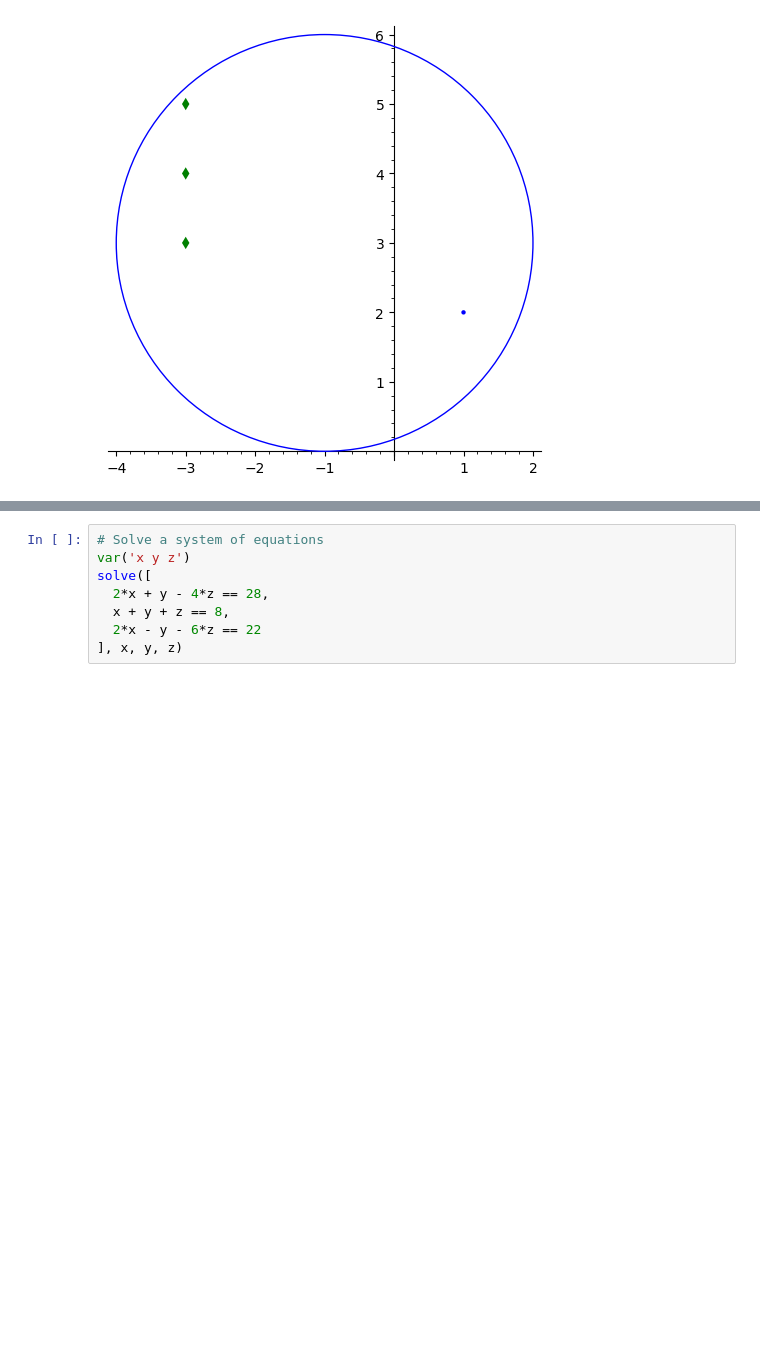
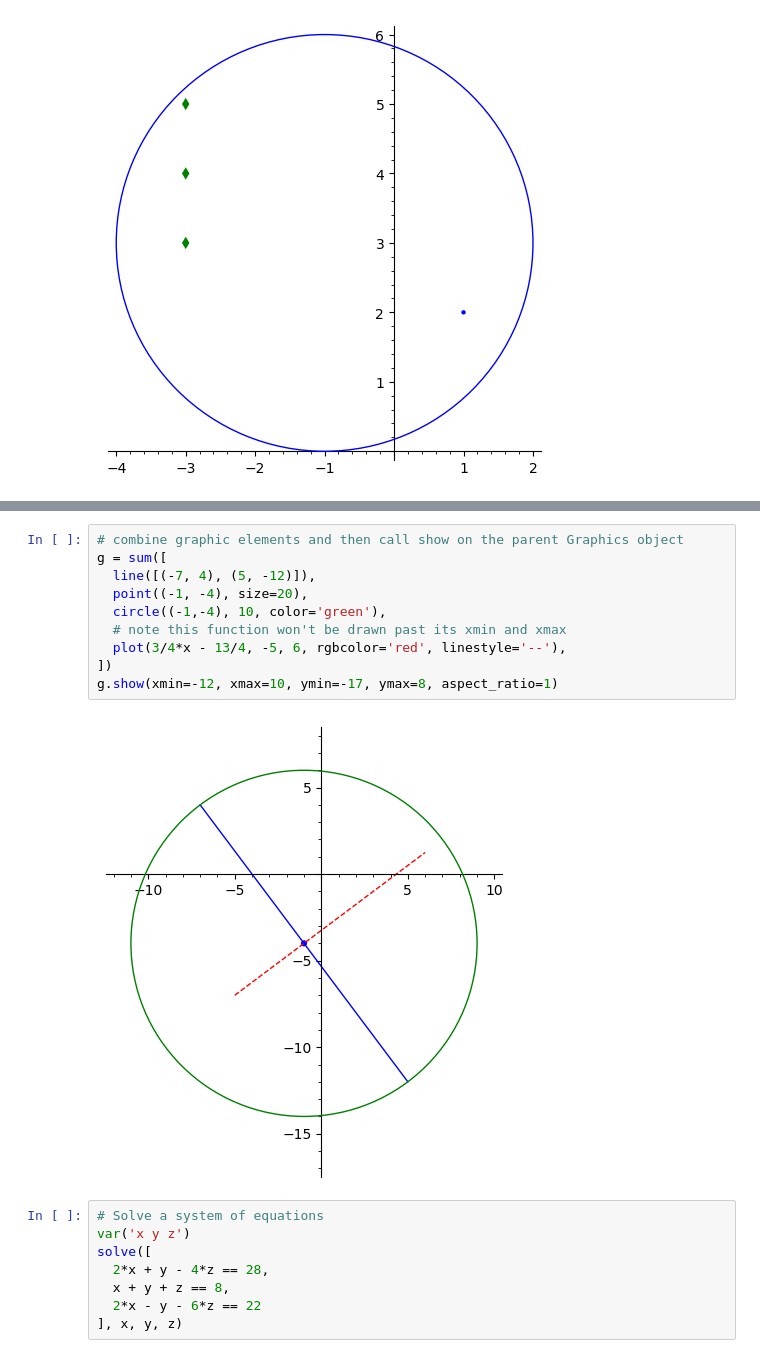
Before and after one commit to feihong/sagemath-quickstart, a Jupyter notebook: hello.ipynb, the cells around one changed output, grey strips where cells are left out. Cells and saved outputs as stored; diff of their text form; blank space fills up the shorter version.

```diff
--- a/hello.ipynb
+++ b/hello.ipynb
@@ -33,3 +39,15 @@ plot(g, x, -3, 3) + plot(f, x, -1, 5)
+# %%
+# combine graphic elements and then call show on the parent Graphics object
+g = sum([
+  line([(-7, 4), (5, -12)]),
+  point((-1, -4), size=20),
+  circle((-1,-4), 10, color='green'),
+  # note this function won't be drawn past its xmin and xmax
+  plot(3/4*x - 13/4, -5, 6, rgbcolor='red', linestyle='--'),
+])
+g.show(xmin=-12, xmax=10, ymin=-17, ymax=8, aspect_ratio=1)
+# %% [output]
+[figure, added]
 # %%
 # Solve a system of equations
 var('x y z')
```
Also changed, not shown: parts of 3 cells of this notebook.
